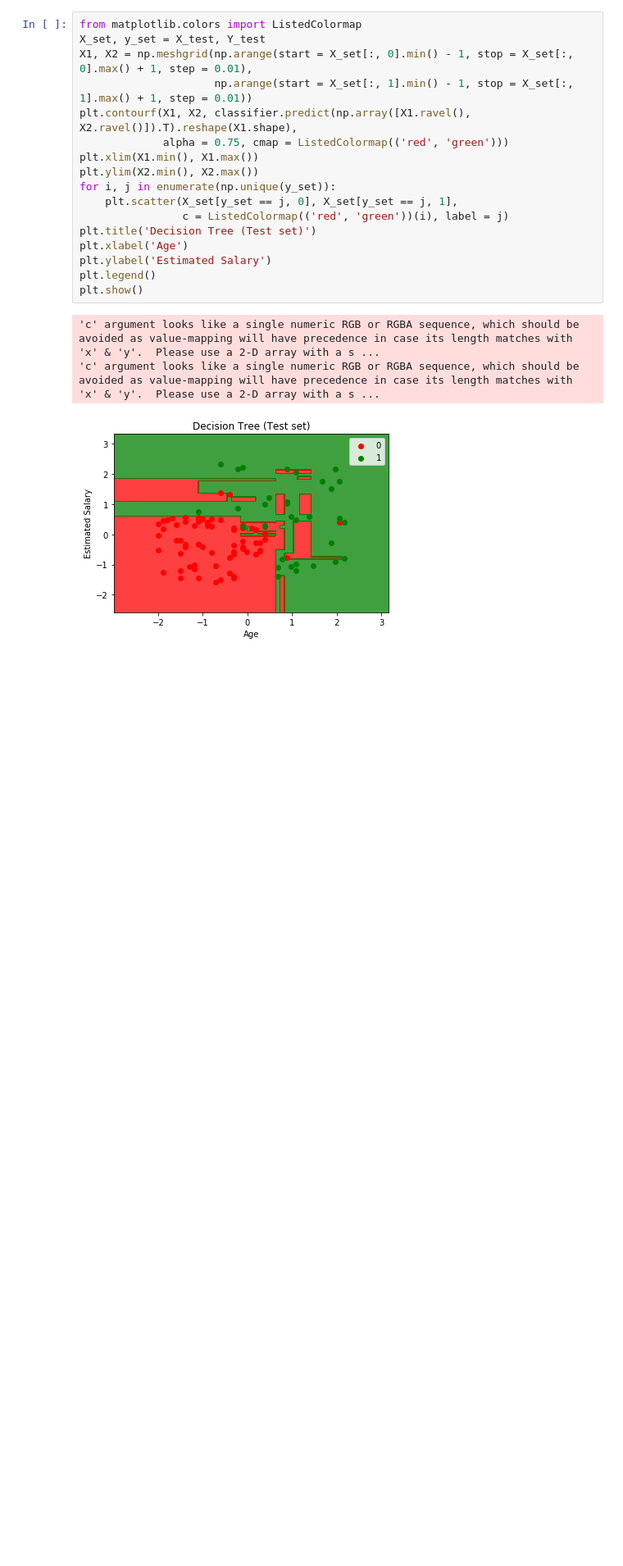
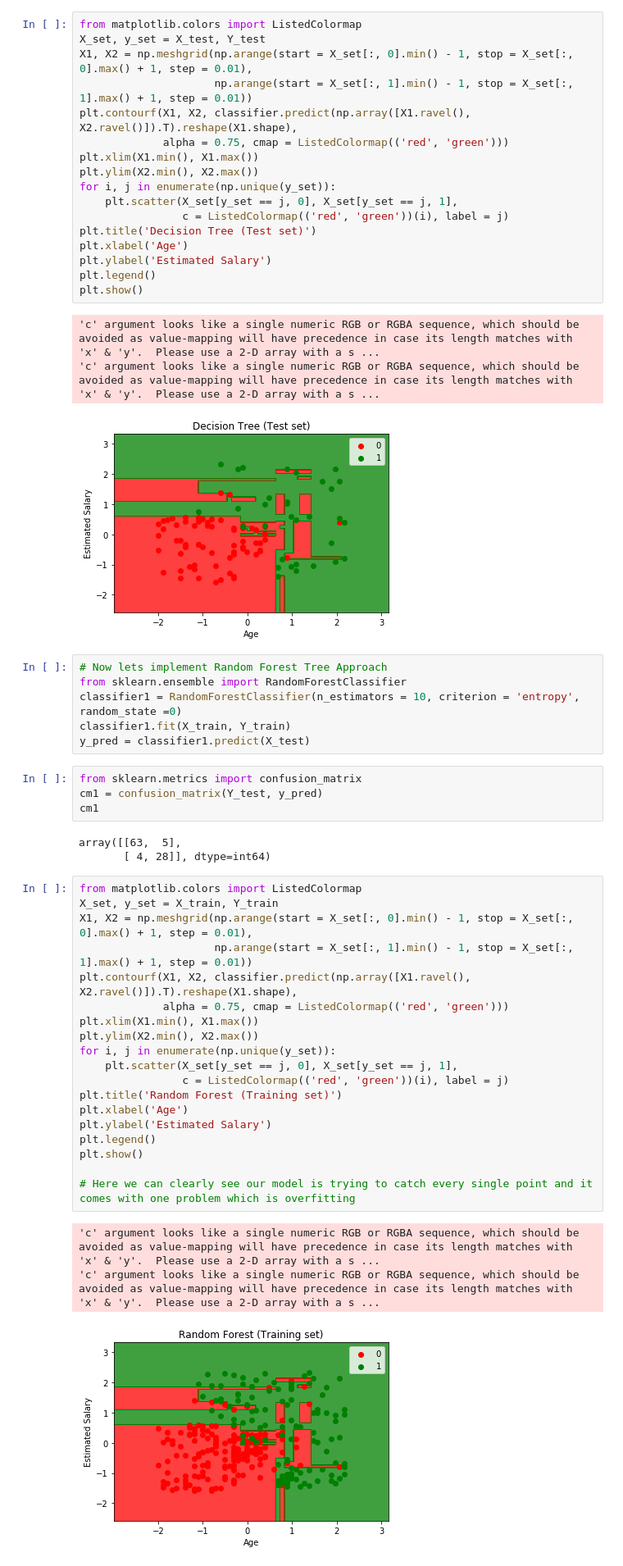
Before and after one commit to jv640/Learning-ML, a Jupyter notebook: Classification/Decision Tree And Random Forest/Decision Tree And Random Forest.ipynb, the cells around one changed output. Shown at 82% size. Cells and saved outputs as stored; diff of their text form; blank space fills up the shorter version.

Commit message:
Renaming Decision Tree And adding Random forest also inside it

```diff
--- a/Classification/Decision Tree/Decision Tree.ipynb
+++ b/Classification/Decision Tree And Random Forest/Decision Tree And Random Forest.ipynb
@@ -79,3 +79,39 @@ plt.show()
 'c' argument looks like a single numeric RGB or RGBA sequence, which should be avoided as value-mapping will have precedence in case its length matches with 'x' & 'y'.  Please use a 2-D array with a s ...
 'c' argument looks like a single numeric RGB or RGBA sequence, which should be avoided as value-mapping will have precedence in case its length matches with 'x' & 'y'.  Please use a 2-D array with a s ...
 [figure]
+# %%
+# Now lets implement Random Forest Tree Approach
+from sklearn.ensemble import RandomForestClassifier
+classifier1 = RandomForestClassifier(n_estimators = 10, criterion = 'entropy', random_state =0)
+classifier1.fit(X_train, Y_train)
+y_pred = classifier1.predict(X_test)
+# %%
+from sklearn.metrics import confusion_matrix
+cm1 = confusion_matrix(Y_test, y_pred)
+cm1
+# %% [output]
+array([[63,  5],
+       [ 4, 28]], dtype=int64)
+# %%
+from matplotlib.colors import ListedColormap
+X_set, y_set = X_train, Y_train
+X1, X2 = np.meshgrid(np.arange(start = X_set[:, 0].min() - 1, stop = X_set[:, 0].max() + 1, step = 0.01),
+                     np.arange(start = X_set[:, 1].min() - 1, stop = X_set[:, 1].max() + 1, step = 0.01))
+plt.contourf(X1, X2, classifier.predict(np.array([X1.ravel(), X2.ravel()]).T).reshape(X1.shape),
+             alpha = 0.75, cmap = ListedColormap(('red', 'green')))
+plt.xlim(X1.min(), X1.max())
+plt.ylim(X2.min(), X2.max())
+for i, j in enumerate(np.unique(y_set)):
+    plt.scatter(X_set[y_set == j, 0], X_set[y_set == j, 1],
+                c = ListedColormap(('red', 'green'))(i), label = j)
+plt.title('Random Forest (Training set)')
+plt.xlabel('Age')
+plt.ylabel('Estimated Salary')
+plt.legend()
+plt.show()
+
+# Here we can clearly see our model is trying to catch every single point and it comes with one problem which is overfitting
+# %% [output]
+'c' argument looks like a single numeric RGB or RGBA sequence, which should be avoided as value-mapping will have precedence in case its length matches with 'x' & 'y'.  Please use a 2-D array with a s ...
+'c' argument looks like a single numeric RGB or RGBA sequence, which should be avoided as value-mapping will have precedence in case its length matches with 'x' & 'y'.  Please use a 2-D array with a s ...
+[figure, added]
```
Also changed, not shown: parts of 1 cell of this notebook, 1 other file.
